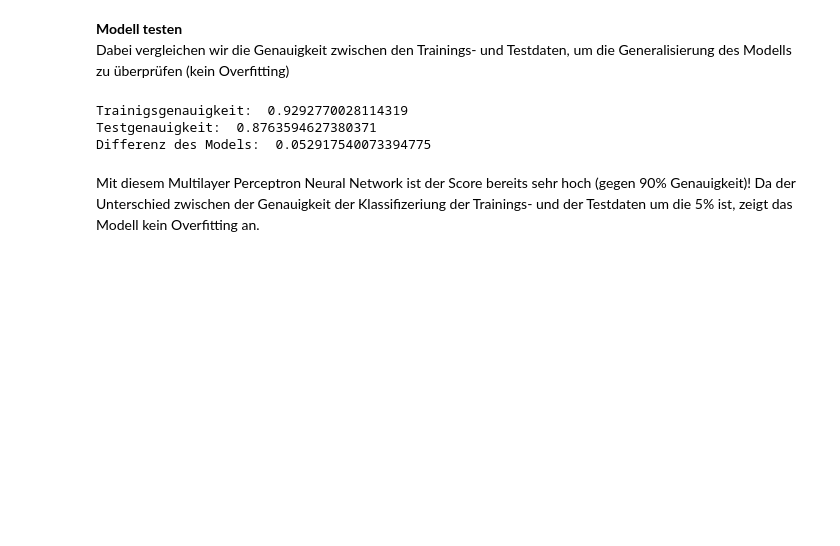
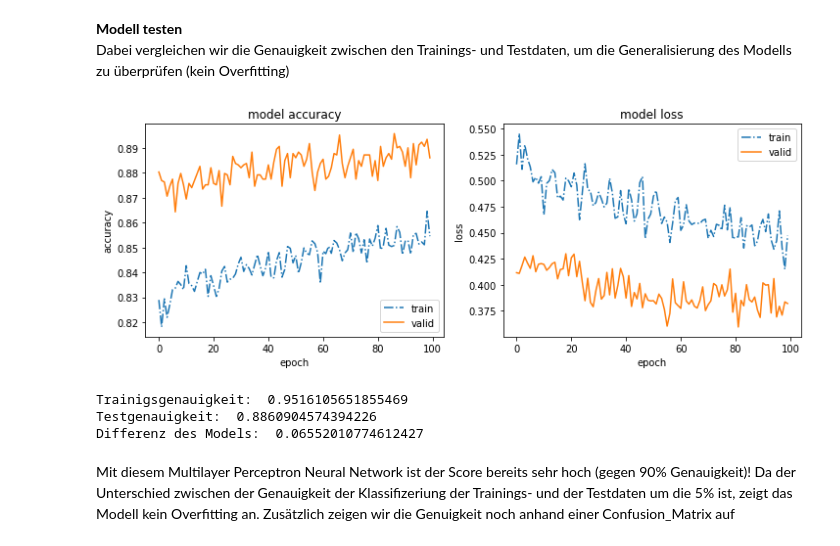
Before and after one commit to VimalKandrical/dl_sound_class, a Jupyter notebook: MLP-3_layers.ipynb, the cells around one changed output. Drawn from its saved outputs; the diff is of its cells as text; code cells hidden in the pictures; blank space fills up the shorter version.

```diff
--- a/MLP-3_layers.ipynb
+++ b/MLP-3_layers.ipynb
@@ -367,6 +368,11 @@ Hidden layer: 256 x 10 (output) /
 Aktivierung: softmax
 # %%
 import numpy as np
+import matplotlib.pyplot as plt
+%matplotlib inline
+plt.style.use('default')
+
+from sklearn.metrics import confusion_matrix
 from tensorflow.keras.models import Sequential
 from tensorflow.keras.layers import Dense, Dropout, Activation
 from tensorflow.keras.optimizers import Adam
@@ -438,11 +444,11 @@ num_batch_size = 32
 
 start = datetime.now()
 
-model.fit(x_train,
-          y_train,
-          batch_size = num_batch_size,
-          epochs = num_epochs,
-          validation_data = (x_test, y_test))
+history = model.fit(x_train,
+                    y_train,
+                    batch_size = num_batch_size,
+                    epochs = num_epochs,
+                    validation_data = (x_test, y_test))
 
 duration = datetime.now() - start
 print('Training completed in time: ', duration)
@@ -467,6 +473,26 @@ Training completed in time:  0:01:06.300951
 # %% [markdown]
 <b> Modell testen</b><br>
 Dabei vergleichen wir die Genauigkeit zwischen den Trainings- und Testdaten, um die Generalisierung des Modells zu überprüfen (kein Overfitting)
+# %%
+# Anzeige der Entwicklung der Genauigkeit und Loss-function
+plt.figure(figsize=(12,4))
+plt.subplot(1, 2, (1))
+plt.plot(history.history['accuracy'], linestyle = '-.')
+plt.plot(history.history['val_accuracy'])
+plt.title('model accuracy')
+plt.ylabel('accuracy')
+plt.xlabel('epoch')
+plt.legend(['train', 'valid'], loc = 'lower right')
+plt.subplot(1, 2, (2))
+plt.plot(history.history['loss'], linestyle = '-.')
+plt.plot(history.history['val_loss'])
+plt.title('model loss')
+plt.ylabel('loss')
+plt.xlabel('epoch')
+plt.legend(['train', 'valid'], loc = 'upper right')
+plt.show()
+# %% [output]
+[figure, added]
 # %%
 score_train = model.evaluate(x_train, y_train, verbose = 0)
 print('Trainigsgenauigkeit: ', score_train[1])
@@ -476,8 +502,9 @@ print('Testgenauigkeit: ', score_test[1])
 
 print('Differenz des Models: ', score_train[1] - score_test[1])
 # %% [output]
-Trainigsgenauigkeit:  0.9292770028114319
-Testgenauigkeit:  0.8763594627380371
-Differenz des Models:  0.052917540073394775
+Trainigsgenauigkeit:  0.9516105651855469
+Testgenauigkeit:  0.8860904574394226
+Differenz des Models:  0.06552010774612427
 # %% [markdown]
 Mit diesem Multilayer Perceptron Neural Network ist der Score bereits sehr hoch (gegen 90% Genauigkeit)! Da der Unterschied zwischen der Genauigkeit der Klassifizeriung der Trainings- und der Testdaten um die 5% ist, zeigt das Modell kein Overfitting an.
+Zusätzlich zeigen wir die Genuigkeit noch anhand einer Confusion_Matrix auf
```
Also changed, not shown: parts of 9 cells of this notebook.
